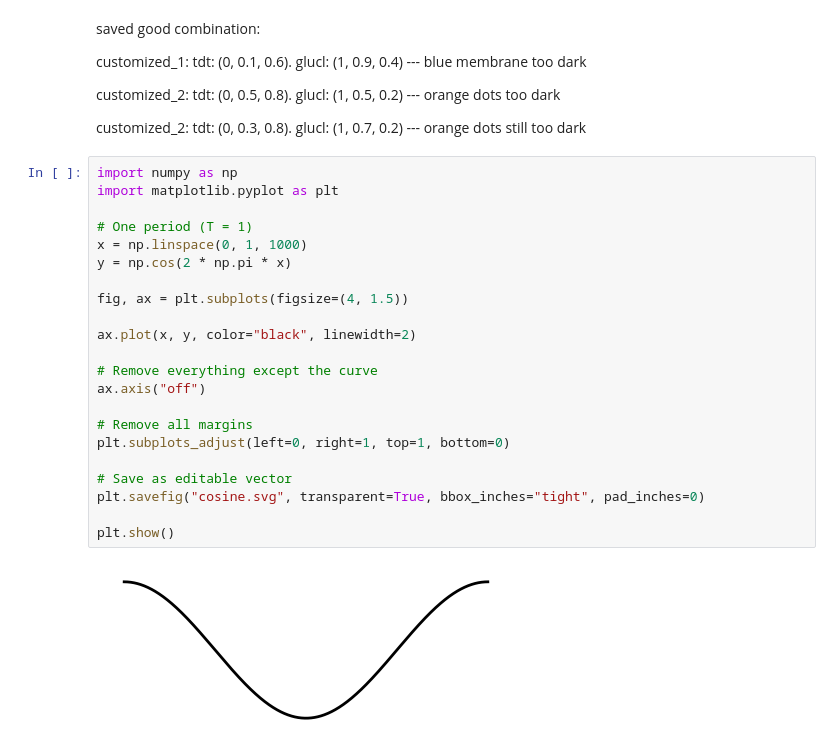
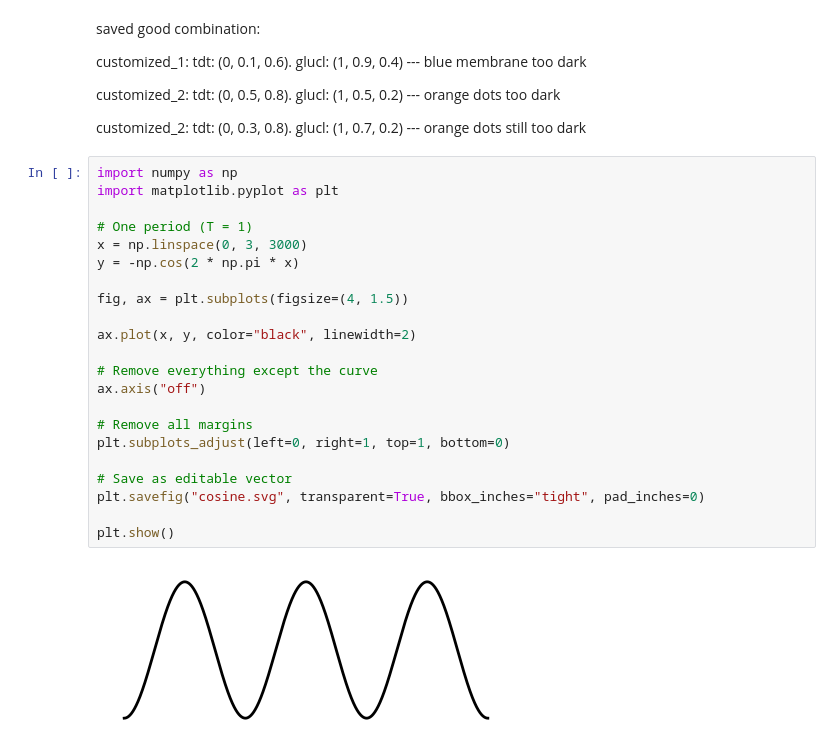
Before and after one commit to sansachenlelele/connectome_analysis_fisherlab, a Jupyter notebook: send_to_fisherlabgithub/notebooks/save_images_as_svg.ipynb, the cells around one changed output. Saved outputs shown, nothing was run; the diff lists cells and outputs as text.

```diff
--- a/send_to_fisherlabgithub/notebooks/save_images_as_svg.ipynb
+++ b/send_to_fisherlabgithub/notebooks/save_images_as_svg.ipynb
@@ -424,24 +424,24 @@ customized_2: tdt: (0, 0.3, 0.8). glucl: (1, 0.7, 0.2) --- orange dots still too
 # %%
 import numpy as np
 import matplotlib.pyplot as plt
 
 # One period (T = 1)
-x = np.linspace(0, 1, 1000)
-y = np.cos(2 * np.pi * x)
+x = np.linspace(0, 3, 3000)
+y = -np.cos(2 * np.pi * x)
 
 fig, ax = plt.subplots(figsize=(4, 1.5))
 
 ax.plot(x, y, color="black", linewidth=2)
 
 # Remove everything except the curve
 ax.axis("off")
 
 # Remove all margins
 plt.subplots_adjust(left=0, right=1, top=1, bottom=0)
 
 # Save as editable vector
 plt.savefig("cosine.svg", transparent=True, bbox_inches="tight", pad_inches=0)
 
 plt.show()
 # %% [output]
-[figure, old version]
+[figure, new version]
```
Also changed, not shown: 1 other file.
